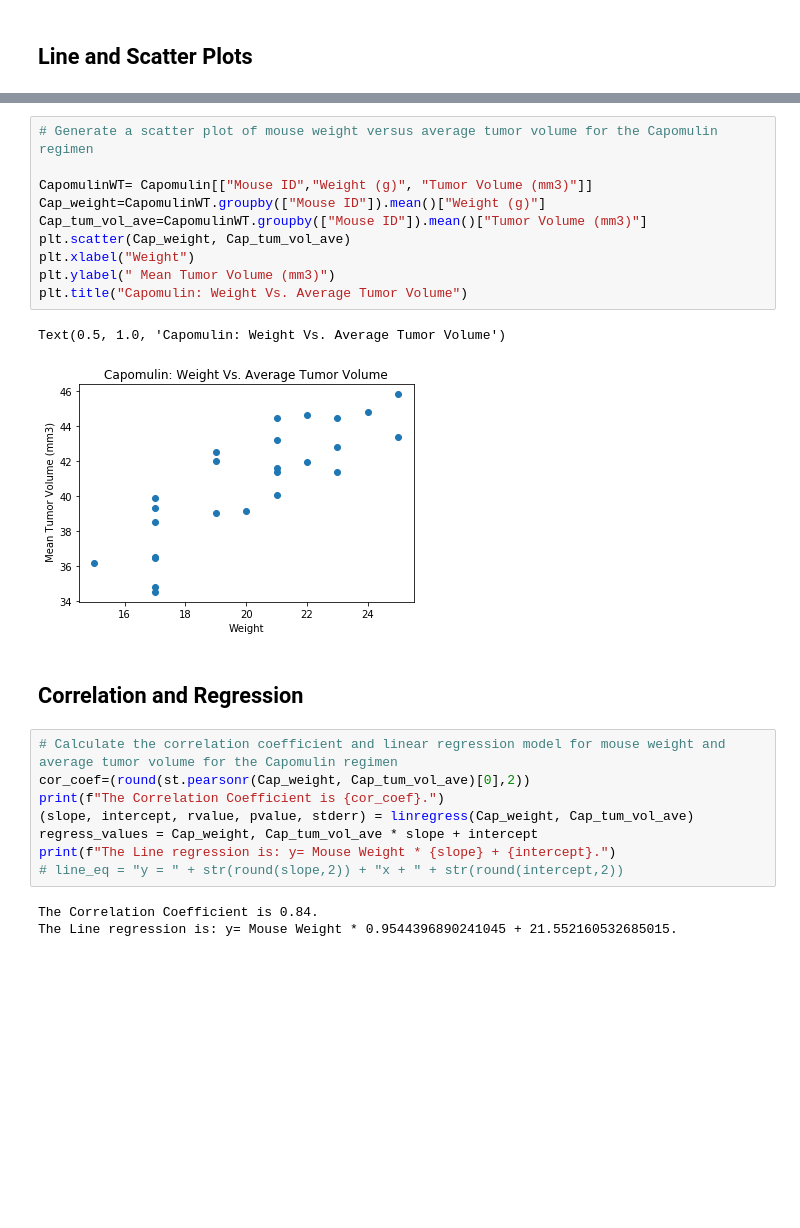
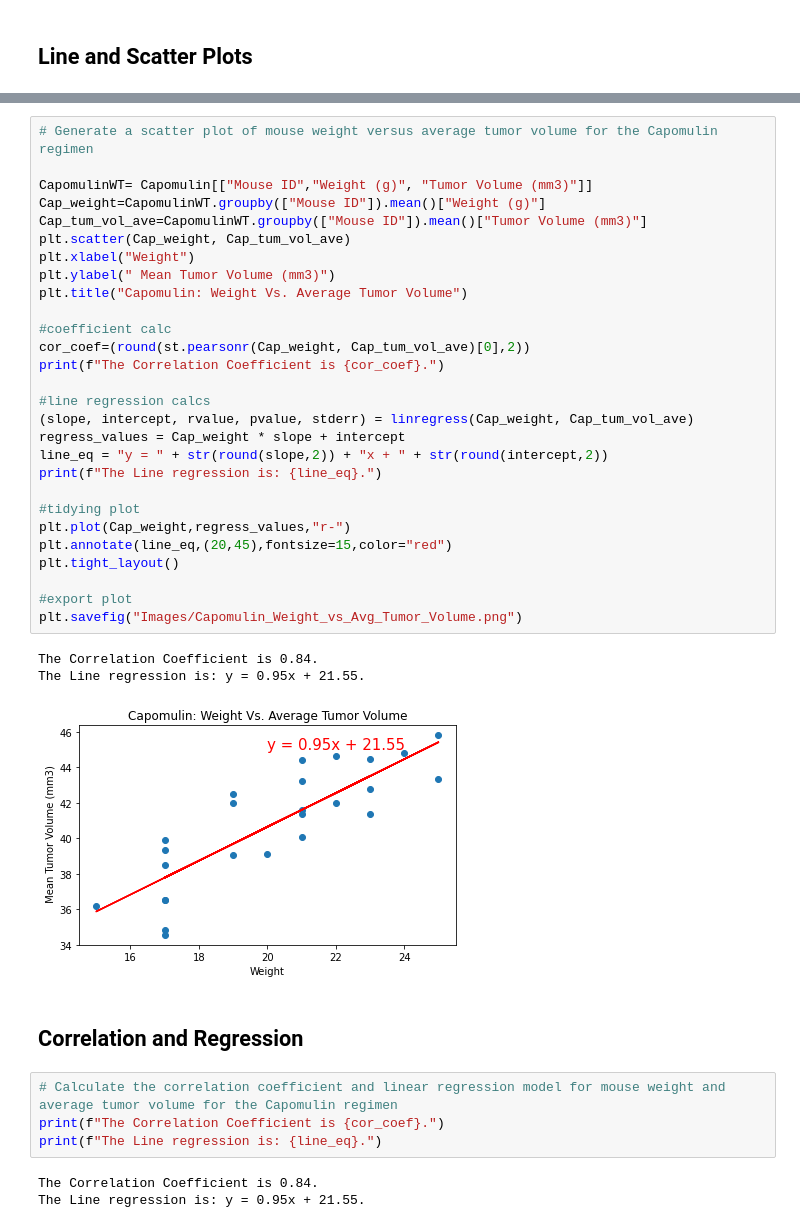
Before and after one commit to AmyAndersson/Pymaceuticals, a Jupyter notebook: pymaceuticals_starter.ipynb, the cells around one changed output, grey strips where cells are left out. Saved outputs shown, nothing was run; the diff lists cells and outputs as text; blank space fills up the shorter version.

```diff
--- a/pymaceuticals_starter.ipynb
+++ b/pymaceuticals_starter.ipynb
@@ -351,26 +378,41 @@ Text(0.5, 1.0, 'Capomulin: Time Vs. Tumor Volume')
 # %%
 # Generate a scatter plot of mouse weight versus average tumor volume for the Capomulin regimen
 
 CapomulinWT= Capomulin[["Mouse ID","Weight (g)", "Tumor Volume (mm3)"]]
 Cap_weight=CapomulinWT.groupby(["Mouse ID"]).mean()["Weight (g)"]
 Cap_tum_vol_ave=CapomulinWT.groupby(["Mouse ID"]).mean()["Tumor Volume (mm3)"]
 plt.scatter(Cap_weight, Cap_tum_vol_ave)
 plt.xlabel("Weight")
 plt.ylabel(" Mean Tumor Volume (mm3)")
 plt.title("Capomulin: Weight Vs. Average Tumor Volume")
+
+#coefficient calc
+cor_coef=(round(st.pearsonr(Cap_weight, Cap_tum_vol_ave)[0],2))
+print(f"The Correlation Coefficient is {cor_coef}.")
+
+#line regression calcs
+(slope, intercept, rvalue, pvalue, stderr) = linregress(Cap_weight, Cap_tum_vol_ave)
+regress_values = Cap_weight * slope + intercept
+line_eq = "y = " + str(round(slope,2)) + "x + " + str(round(intercept,2))
+print(f"The Line regression is: {line_eq}.")
+
+#tidying plot
+plt.plot(Cap_weight,regress_values,"r-")
+plt.annotate(line_eq,(20,45),fontsize=15,color="red")
+plt.tight_layout()
+
+#export plot
+plt.savefig("Images/Capomulin_Weight_vs_Avg_Tumor_Volume.png")
 # %% [output]
-Text(0.5, 1.0, 'Capomulin: Weight Vs. Average Tumor Volume')
+The Correlation Coefficient is 0.84.
+The Line regression is: y = 0.95x + 21.55.
-[figure, old version]
+[figure, new version]
 # %% [markdown]
 ## Correlation and Regression
 # %%
 # Calculate the correlation coefficient and linear regression model for mouse weight and average tumor volume for the Capomulin regimen
-cor_coef=(round(st.pearsonr(Cap_weight, Cap_tum_vol_ave)[0],2))
 print(f"The Correlation Coefficient is {cor_coef}.")
-(slope, intercept, rvalue, pvalue, stderr) = linregress(Cap_weight, Cap_tum_vol_ave)
-regress_values = Cap_weight, Cap_tum_vol_ave * slope + intercept
-print(f"The Line regression is: y= Mouse Weight * {slope} + {intercept}.")
-# line_eq = "y = " + str(round(slope,2)) + "x + " + str(round(intercept,2))
+print(f"The Line regression is: {line_eq}.")
 # %% [output]
 The Correlation Coefficient is 0.84.
-The Line regression is: y= Mouse Weight * 0.9544396890241045 + 21.552160532685015.
+The Line regression is: y = 0.95x + 21.55.
```
Also changed, not shown: parts of 9 cells of this notebook, 7 other files.
